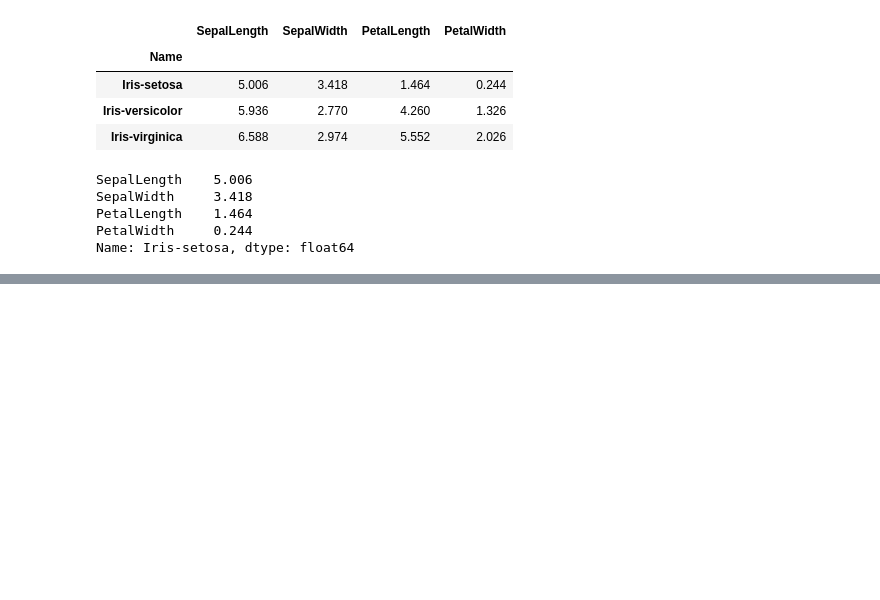
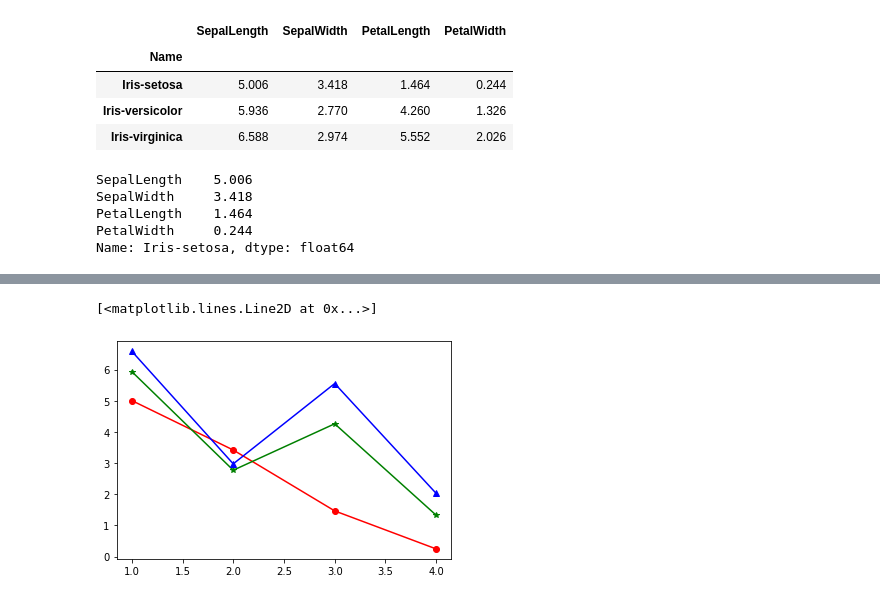
Before and after one commit to suphalaksana/data_viz_2022, a Jupyter notebook: DataViz04_Data_Comparison.ipynb, the cells around one changed output, grey strips where cells are left out. Saved outputs shown, nothing was run; the diff lists cells and outputs as text; code cells hidden in the pictures; blank space fills up the shorter version.

```diff
--- a/DataViz04_Data_Comparison.ipynb
+++ b/DataViz04_Data_Comparison.ipynb
@@ -44,4 +51,7 @@ from matplotlib import pyplot as plt
 # %%
-plt.plot([1,2,3,4],sample_data.iloc[0,:],'r')
-plt.plot([1,2,3,4],sample_data.iloc[1,:],'g')
-plt.plot([1,2,3,4],sample_data.iloc[2,:],'b')
+plt.plot([1,2,3,4],sample_data.iloc[0,:],'ro-')  #มีเส้นเชื่อมโยง ที่สัมพันธ์กัน
+plt.plot([1,2,3,4],sample_data.iloc[1,:],'g*-')
+plt.plot([1,2,3,4],sample_data.iloc[2,:],'b^-')
+# %% [output]
+[<matplotlib.lines.Line2D at 0x...>]
+[figure, added]
```
Also changed, not shown: parts of 9 cells of this notebook.
